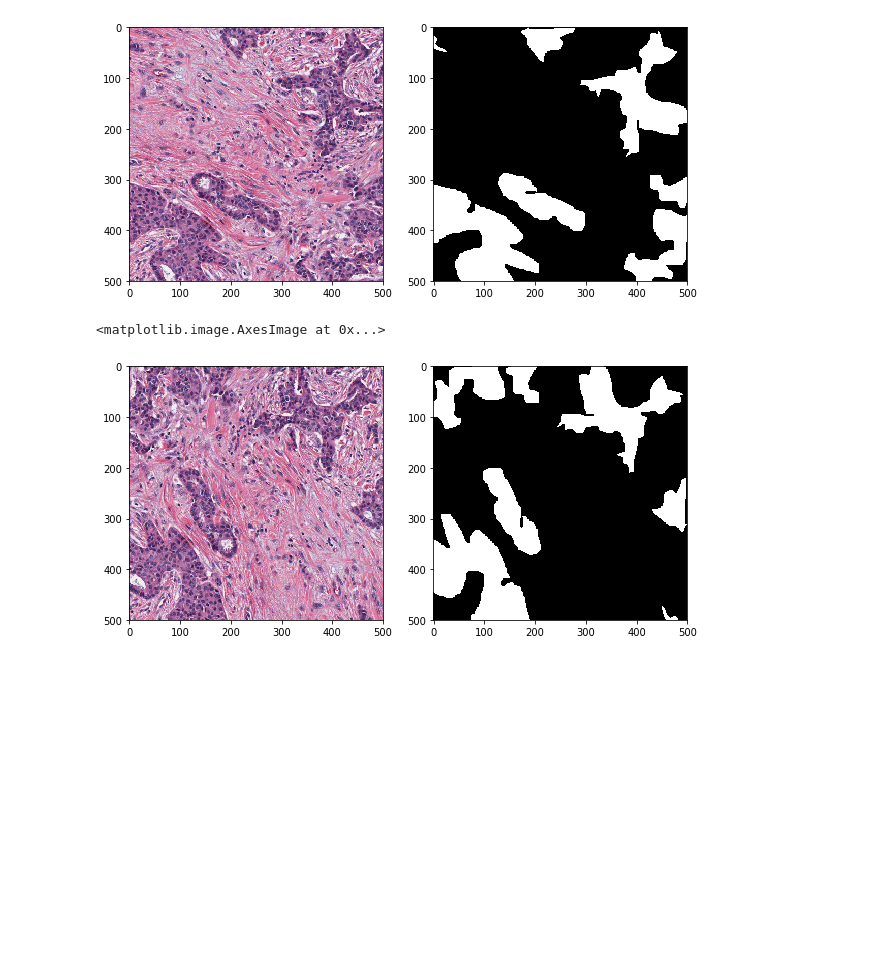
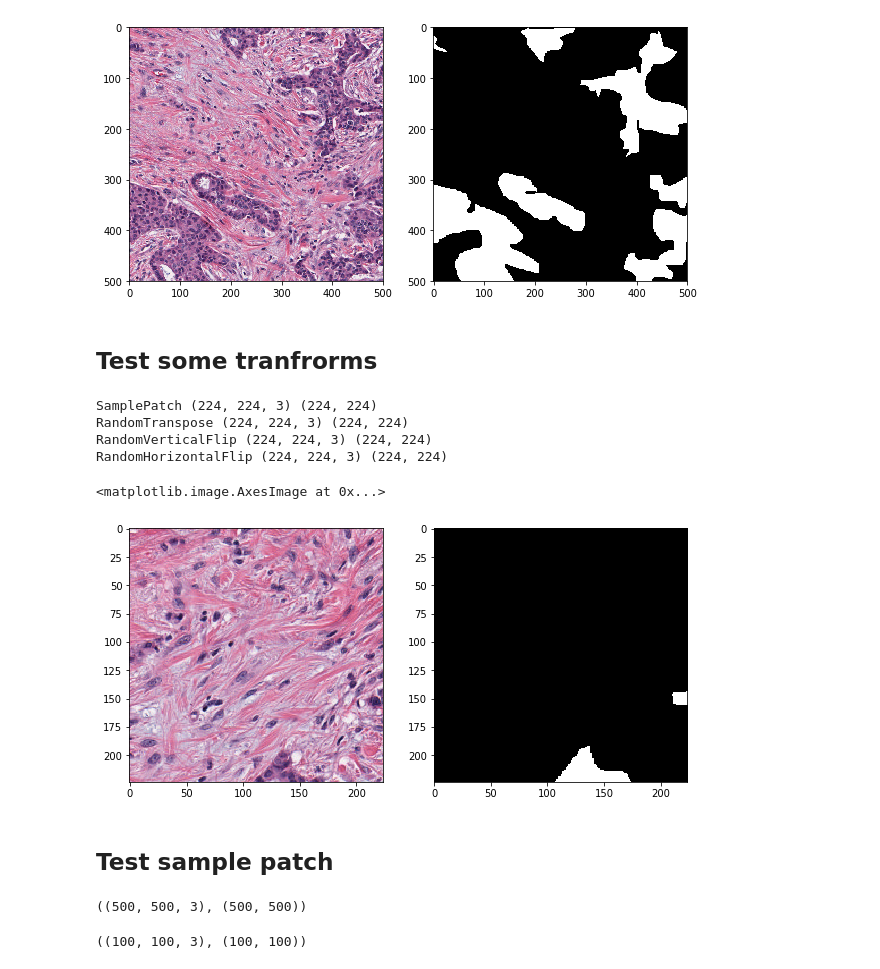
Before and after one commit to jgc128/topcoder_pathimage_segmentation, a Jupyter notebook: test_image_augmentation.ipynb, the cells around one changed output. Cells and saved outputs as stored; diff of their text form; code cells hidden in the pictures; blank space fills up the shorter version.

Commit message:
Patch sampling and transformation

```diff
--- a/test_image_augmentation.ipynb
+++ b/test_image_augmentation.ipynb
@@ -47,15 +50,34 @@ ax2.imshow(mask, cmap='gray')
 # %% [output]
 <matplotlib.image.AxesImage at 0x...>
 [figure]
+# %% [markdown]
+## Test some tranfrorms
 # %%
 transform = ImageMaskTransformsCompose([
-    RandomTranspose(), RandomHorizontalFlip(), RandomVerticalFlip()
+        SamplePatch(224),
+        RandomTranspose(),
+        RandomVerticalFlip(),
+        RandomHorizontalFlip(),
 ])
 # %%
 image_t, mask_t = transform(image, mask)
 fig, (ax1, ax2) = plt.subplots(1, 2, figsize=(10,5))
-ax1.imshow(image_t, cmap='gray')
+ax1.imshow(image_t)
 ax2.imshow(mask_t, cmap='gray')
 # %% [output]
-<matplotlib.image.AxesImage at 0x...>
+SamplePatch (224, 224, 3) (224, 224)
+RandomTranspose (224, 224, 3) (224, 224)
+RandomVerticalFlip (224, 224, 3) (224, 224)
+RandomHorizontalFlip (224, 224, 3) (224, 224)
+<matplotlib.image.AxesImage at 0x...>
-[figure, old version]
+[figure, new version]
+# %% [markdown]
+## Test sample patch
+# %%
+image.shape, mask.shape
+# %% [output]
+((500, 500, 3), (500, 500))
+# %%
+image[0:100,0:100].shape, mask[0:100,0:100].shape
+# %% [output]
+((100, 100, 3), (100, 100))
```
Also changed, not shown: parts of 6 cells of this notebook, 2 other files.
